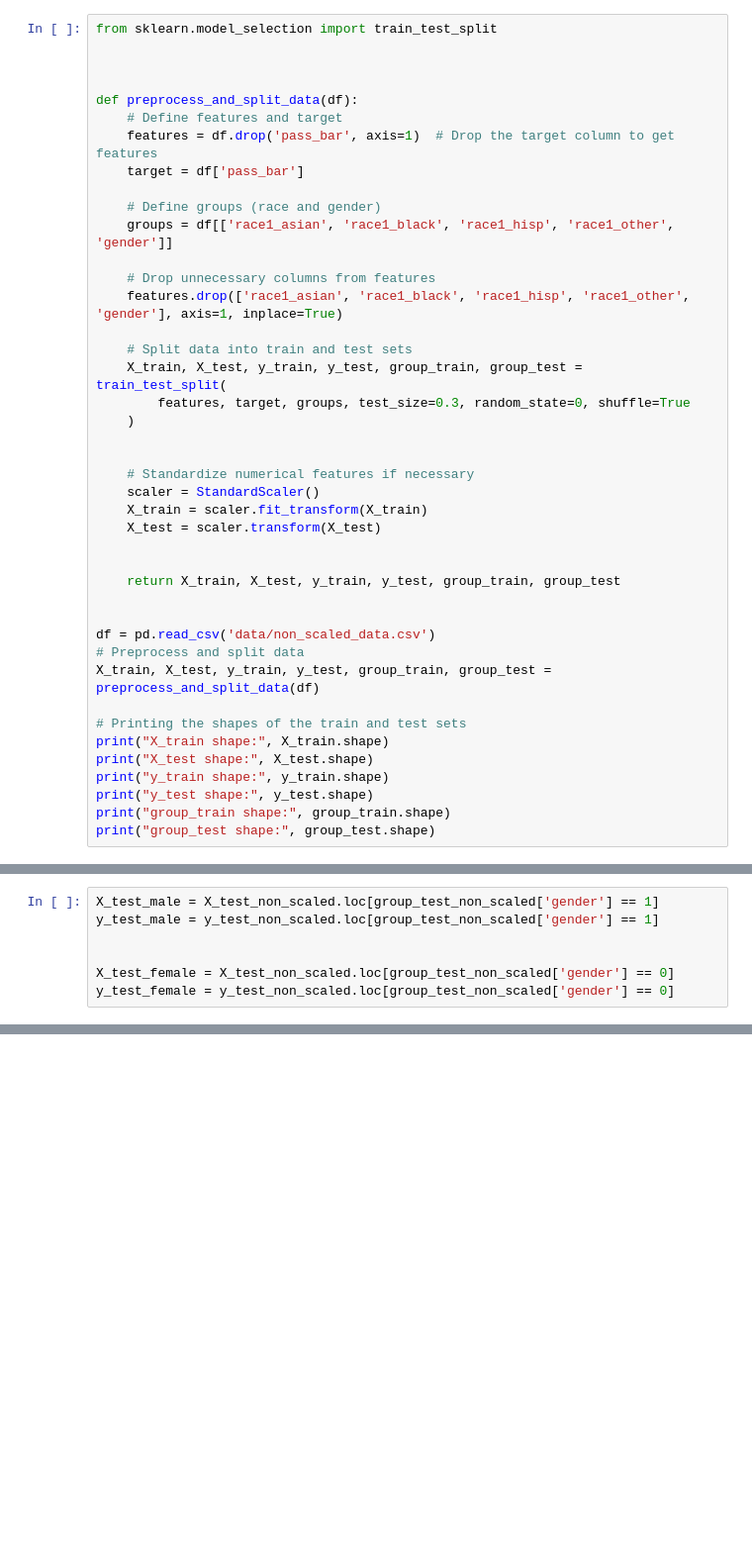
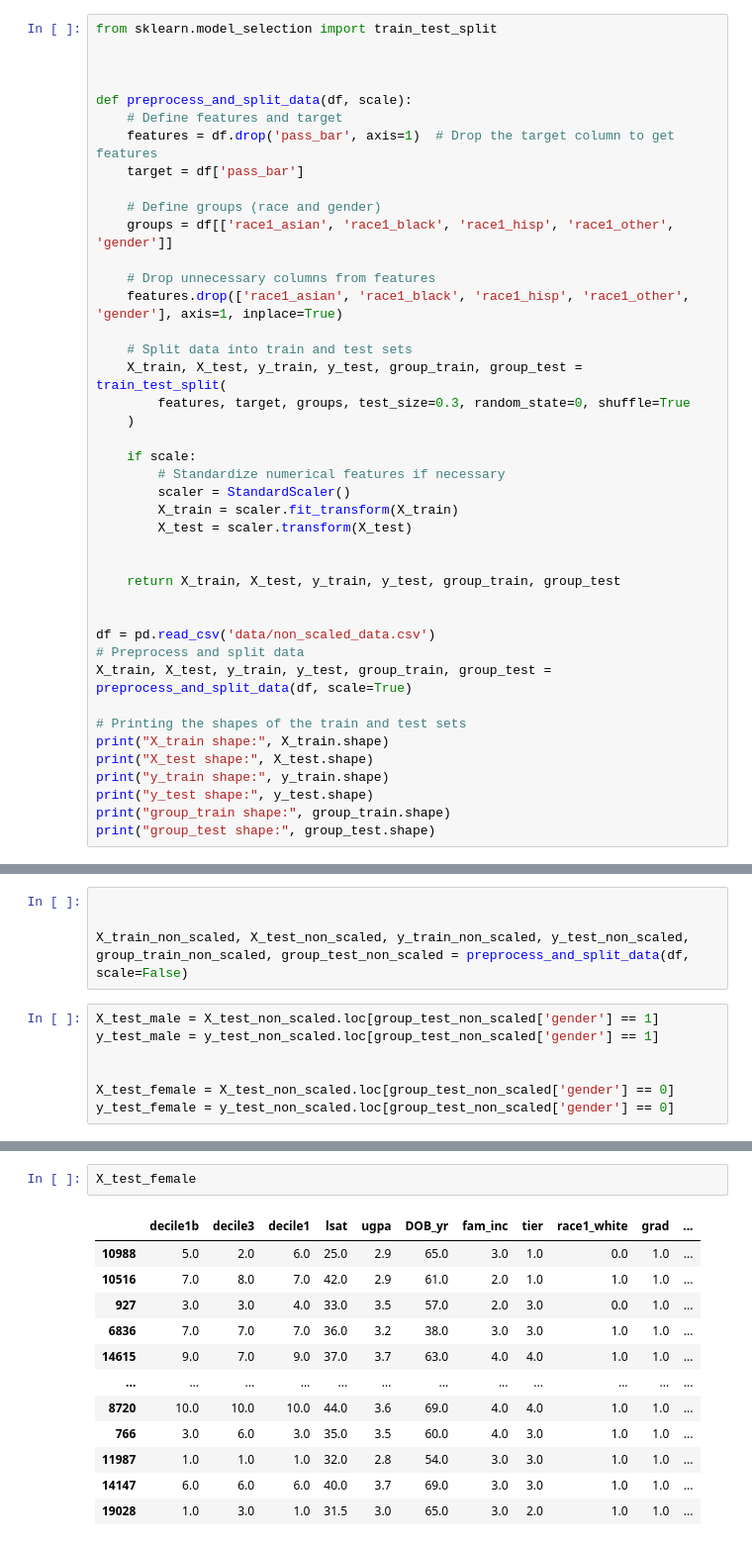
Before and after one commit to juliehinge/Algorithmic-Fairness, a Jupyter notebook: baseline_evaluations.ipynb, the cells around one changed output, grey strips where cells are left out. Shown at 99% size. Saved outputs shown, nothing was run; the diff lists cells and outputs as text; blank space fills up the shorter version.

```diff
--- a/baseline_evaluations.ipynb
+++ b/baseline_evaluations.ipynb
@@ -190,7 +190,7 @@ from sklearn.model_selection import train_test_split
 
 
 
-def preprocess_and_split_data(df):
+def preprocess_and_split_data(df, scale):
     # Define features and target
     features = df.drop('pass_bar', axis=1)  # Drop the target column to get features
     target = df['pass_bar']
@@ -206,11 +206,11 @@ def preprocess_and_split_data(df):
         features, target, groups, test_size=0.3, random_state=0, shuffle=True
     )
 
-
-    # Standardize numerical features if necessary
-    scaler = StandardScaler()
-    X_train = scaler.fit_transform(X_train)
-    X_test = scaler.transform(X_test)
+    if scale:
+        # Standardize numerical features if necessary
+        scaler = StandardScaler()
+        X_train = scaler.fit_transform(X_train)
+        X_test = scaler.transform(X_test)
 
 
     return X_train, X_test, y_train, y_test, group_train, group_test
@@ -218,7 +218,7 @@ def preprocess_and_split_data(df):
 
 df = pd.read_csv('data/non_scaled_data.csv')
 # Preprocess and split data
-X_train, X_test, y_train, y_test, group_train, group_test = preprocess_and_split_data(df)
+X_train, X_test, y_train, y_test, group_train, group_test = preprocess_and_split_data(df, scale=True)
 
 # Printing the shapes of the train and test sets
 print("X_train shape:", X_train.shape)
@@ -433,3 +393,7 @@ X_train_gender_1 shape: (3810,)
+# %%
+
+
+X_train_non_scaled, X_test_non_scaled, y_train_non_scaled, y_test_non_scaled, group_train_non_scaled, group_test_non_scaled = preprocess_and_split_data(df, scale=False)
 # %%
 X_test_male = X_test_non_scaled.loc[group_test_non_scaled['gender'] == 1]
 y_test_male = y_test_non_scaled.loc[group_test_non_scaled['gender'] == 1]
@@ -541,0 +512,15 @@ False Negative Rate for Women: 0.007344840249724568
+# %%
+X_test_female
+# %% [output]
+|  | decile1b | decile3 | decile1 | lsat | ugpa | DOB_yr | fam_inc | tier | race1_white | grad | ... |
+| 10988 | 5.0 | 2.0 | 6.0 | 25.0 | 2.9 | 65.0 | 3.0 | 1.0 | 0.0 | 1.0 | ... |
+| 10516 | 7.0 | 8.0 | 7.0 | 42.0 | 2.9 | 61.0 | 2.0 | 1.0 | 1.0 | 1.0 | ... |
+| 927 | 3.0 | 3.0 | 4.0 | 33.0 | 3.5 | 57.0 | 2.0 | 3.0 | 0.0 | 1.0 | ... |
+| 6836 | 7.0 | 7.0 | 7.0 | 36.0 | 3.2 | 38.0 | 3.0 | 3.0 | 1.0 | 1.0 | ... |
+| 14615 | 9.0 | 7.0 | 9.0 | 37.0 | 3.7 | 63.0 | 4.0 | 4.0 | 1.0 | 1.0 | ... |
+| ... | ... | ... | ... | ... | ... | ... | ... | ... | ... | ... | ... |
+| 8720 | 10.0 | 10.0 | 10.0 | 44.0 | 3.6 | 69.0 | 4.0 | 4.0 | 1.0 | 1.0 | ... |
+| 766 | 3.0 | 6.0 | 3.0 | 35.0 | 3.5 | 60.0 | 4.0 | 3.0 | 1.0 | 1.0 | ... |
+| 11987 | 1.0 | 1.0 | 1.0 | 32.0 | 2.8 | 54.0 | 3.0 | 3.0 | 1.0 | 1.0 | ... |
+| 14147 | 6.0 | 6.0 | 6.0 | 40.0 | 3.7 | 69.0 | 3.0 | 3.0 | 1.0 | 1.0 | ... |
+| 19028 | 1.0 | 3.0 | 1.0 | 31.5 | 3.0 | 65.0 | 3.0 | 2.0 | 1.0 | 1.0 | ... |
```
Also changed, not shown: parts of 12 cells of this notebook.
